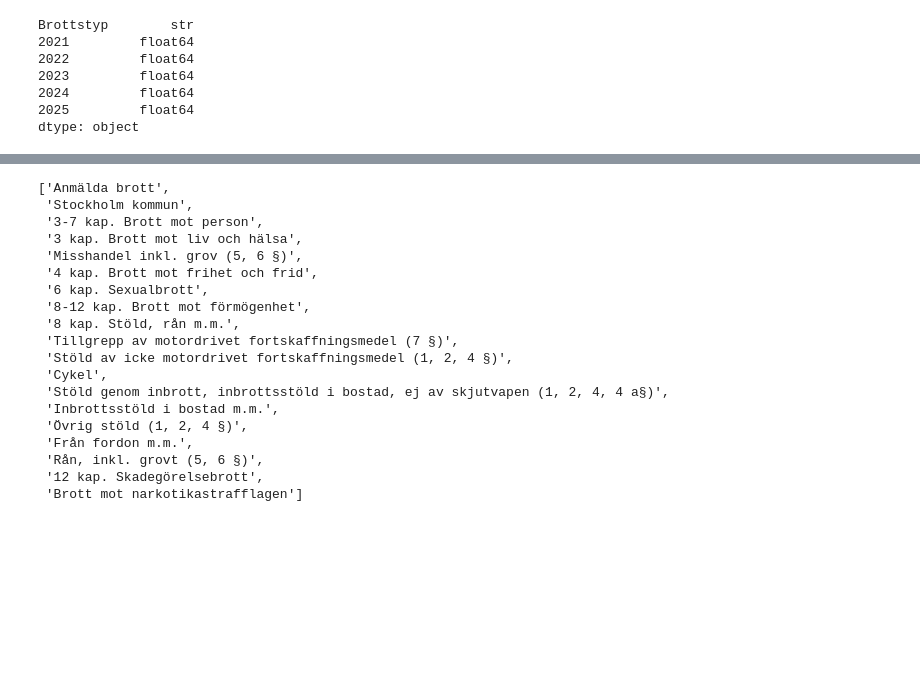
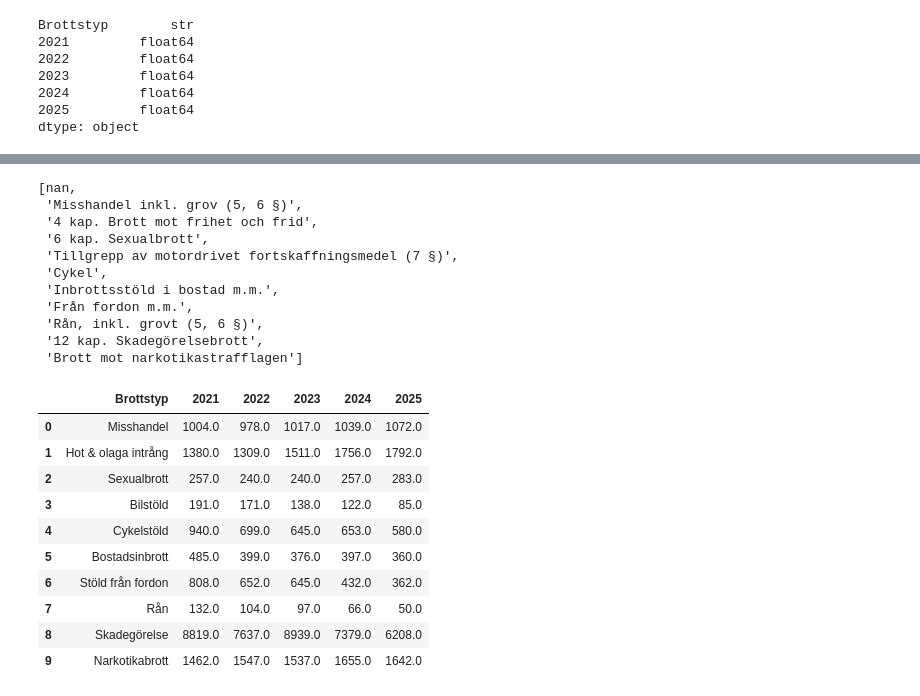
Before and after one commit to cactus-commits/UrbanPulse, a Jupyter notebook: EDA/eda_brå_sthlm.ipynb, the cells around one changed output, grey strips where cells are left out. Drawn from its saved outputs; the diff is of its cells as text; code cells hidden in the pictures; blank space fills up the shorter version.

```diff
--- a/EDA/eda_brå_sthlm.ipynb
+++ b/EDA/eda_brå_sthlm.ipynb
@@ -104,25 +84,32 @@ Name: Brottstyp, dtype: str
 # %%
-list(df_raw[0].dropna().unique())
+list(df_cleaned[df_cleaned[['2021','2022','2023','2024','2025']].notna().any(axis=1)]['Brottstyp'])
 # %% [output]
-['Anmälda brott',
- 'Stockholm kommun',
- '3-7 kap. Brott mot person',
- '3 kap. Brott mot liv och hälsa',
+[nan,
  'Misshandel inkl. grov (5, 6 §)',
  '4 kap. Brott mot frihet och frid',
  '6 kap. Sexualbrott',
- '8-12 kap. Brott mot förmögenhet',
- '8 kap. Stöld, rån m.m.',
  'Tillgrepp av motordrivet fortskaffningsmedel (7 §)',
- 'Stöld av icke motordrivet fortskaffningsmedel (1, 2, 4 §)',
  'Cykel',
- 'Stöld genom inbrott, inbrottsstöld i bostad, ej av skjutvapen (1, 2, 4, 4 a§)',
  'Inbrottsstöld i bostad m.m.',
- 'Övrig stöld (1, 2, 4 §)',
  'Från fordon m.m.',
  'Rån, inkl. grovt (5, 6 §)',
  '12 kap. Skadegörelsebrott',
  'Brott mot narkotikastrafflagen']
+# %%
+crime_types = [
+    'Misshandel inkl. grov (5, 6 §)',
+    '4 kap. Brott mot frihet och frid',
+    '6 kap. Sexualbrott',
+    'Tillgrepp av motordrivet fortskaffningsmedel (7 §)',
+    'Cykel',
+    'Från fordon m.m.',
+    'Inbrottsstöld i bostad m.m.',
+    'Rån, inkl. grovt (5, 6 §)',
+    '12 kap. Skadegörelsebrott',
+    'Brott mot narkotikastrafflagen'
+]
+# %%
+df_filtered = df_cleaned[df_cleaned['Brottstyp'].isin(crime_types)]
 # %%
 df_cleaned = duckdb.sql("""--sql
 SELECT
@@ -130,26 +117,28 @@ SELECT
         WHEN 'Misshandel inkl. grov (5, 6 §)' THEN 'Misshandel'
         WHEN '4 kap. Brott mot frihet och frid' THEN 'Hot & olaga intrång'
         WHEN '6 kap. Sexualbrott' THEN 'Sexualbrott'
-        WHEN 'därav biltillgrepp' THEN 'Bilstöld'
-        WHEN 'därav cykeltillgrepp' THEN 'Cykelstöld'
-        WHEN 'därav stöld ur och från motordrivet fordon' THEN 'Stöld från fordon'
-        WHEN 'därav inbrottsstöld i bostad' THEN 'Bostadsinbrott'
-        WHEN 'därav rån, inkl. grovt' THEN 'Rån'
+        WHEN 'Tillgrepp av motordrivet fortskaffningsmedel (7 §)' THEN 'Bilstöld'
+        WHEN 'Cykel' THEN 'Cykelstöld'
+        WHEN 'Från fordon m.m.' THEN 'Stöld från fordon'
+        WHEN 'Inbrottsstöld i bostad m.m.' THEN 'Bostadsinbrott'
+        WHEN 'Rån, inkl. grovt (5, 6 §)' THEN 'Rån'
         WHEN '12 kap. Skadegörelsebrott' THEN 'Skadegörelse'
         WHEN 'Brott mot narkotikastrafflagen' THEN 'Narkotikabrott'
     END AS Brottstyp,
         * EXCLUDE (Brottstyp)
-FROM df_cleaned
-WHERE Brottstyp IN (
-    'därav misshandel inkl. grov',
-    '4 kap. Brott mot frihet och frid',
-    '6 kap. Sexualbrott',
-    'därav biltillgrepp',
-    'därav cykeltillgrepp',
-    'därav stöld ur och från motordrivet fordon',
-    'därav inbrottsstöld i bostad',
-    'därav rån, inkl. grovt',
-    '12 kap. Skadegörelsebrott',
-    'Brott mot narkotikastrafflagen'
-)
+FROM df_filtered
 """).df()
+# %%
+df_cleaned.head(10)
+# %% [output]
+|  | Brottstyp | 2021 | 2022 | 2023 | 2024 | 2025 |
+| 0 | Misshandel | 1004.0 | 978.0 | 1017.0 | 1039.0 | 1072.0 |
+| 1 | Hot & olaga intrång | 1380.0 | 1309.0 | 1511.0 | 1756.0 | 1792.0 |
+| 2 | Sexualbrott | 257.0 | 240.0 | 240.0 | 257.0 | 283.0 |
+| 3 | Bilstöld | 191.0 | 171.0 | 138.0 | 122.0 | 85.0 |
+| 4 | Cykelstöld | 940.0 | 699.0 | 645.0 | 653.0 | 580.0 |
+| 5 | Bostadsinbrott | 485.0 | 399.0 | 376.0 | 397.0 | 360.0 |
+| 6 | Stöld från fordon | 808.0 | 652.0 | 645.0 | 432.0 | 362.0 |
+| 7 | Rån | 132.0 | 104.0 | 97.0 | 66.0 | 50.0 |
+| 8 | Skadegörelse | 8819.0 | 7637.0 | 8939.0 | 7379.0 | 6208.0 |
+| 9 | Narkotikabrott | 1462.0 | 1547.0 | 1537.0 | 1655.0 | 1642.0 |
```
Also changed, not shown: parts of 18 cells of this notebook, 1 other file.
